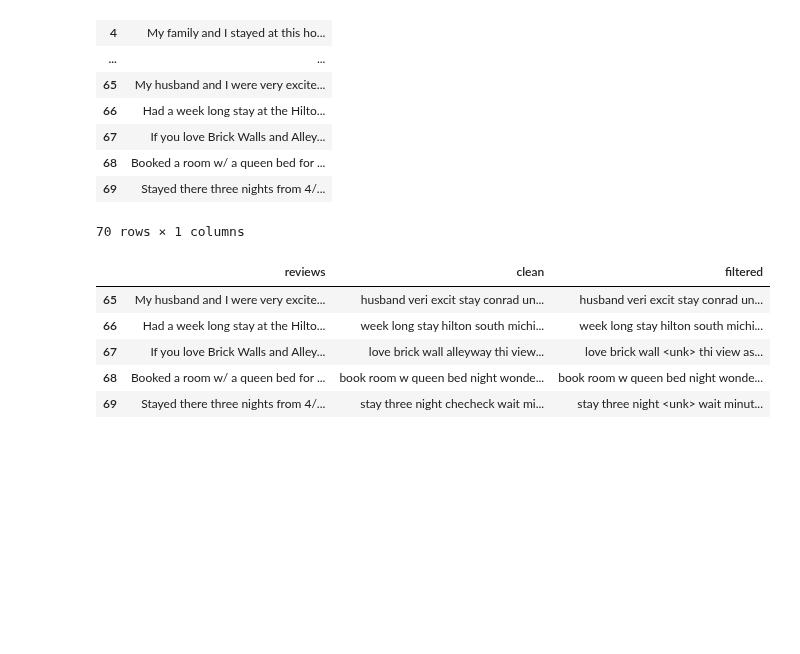
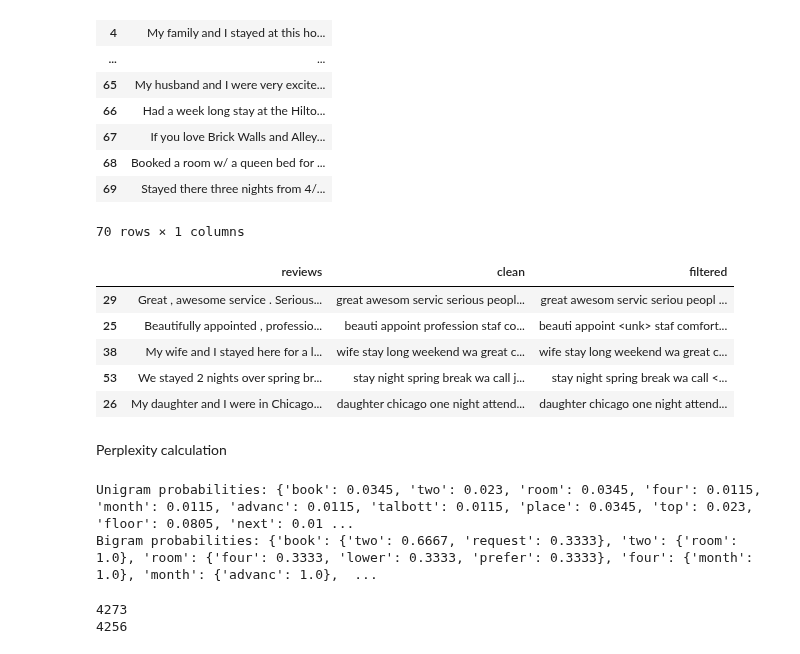
Before and after one commit to aankitdas/cs6320_nlp, a Jupyter notebook: model.ipynb, the cells around one changed output. Cells and saved outputs as stored; diff of their text form; code cells hidden in the pictures; blank space fills up the shorter version.

```diff
--- a/model.ipynb
+++ b/model.ipynb
@@ -14,7 +10,7 @@ WindowsPath('d:/Sem 4/CS6320 - NLP/Assignment1')
 with open("A1_DATASET/train.txt", 'r') as file:
     lines = [line.rstrip() for line in file]
 
-len(lines)
+print("Size of test corpus:",len(lines))
 
 test_sentence = lines[0]
-test_sentence = "I booked 2 rooms four months in advance at the Talbott * . We were placed on the 1st floor next to the elevators , which are used all night long ."
+print('Test sentence:', test_sentence)
@@ -183,11 +173,13 @@ defaultdict(<class 'dict'>, {'Just': {'back': 1.0}, 'back': {'from': 1.0}, 'from
 print("Unigram Probabilities:")
 for word, prob in unigram_probabs.items():
     print(f"P({word}) = {prob:.4f}")
+    break
 
 print("\nBigram Probabilities:")
 for w1 in bigram_probabs:
     for w2 in bigram_probabs[w1]:
         print(f"P({w2}|{w1}) = {bigram_probabs[w1][w2]:.4f}")
+        break
 # %% [output]
 Unigram Probabilities:
 P(Just) = 0.0116
@@ -356,11 +350,72 @@ df_test
 # %%
 df_test['clean'] = df_test['reviews'].apply(lambda x: preprocessing(x))
 df_test['filtered'] = df_test['clean'].apply(lambda x: replace_unk(x,vocab))
-df_test.tail() #test data with all unknown words handled
+df_test.sample(5) #test data with all unknown words handled
 # %% [output]
 |  | reviews | clean | filtered |
-| 65 | My husband and I were very excite... | husband veri excit stay conrad un... | husband veri excit stay conrad un... |
-| 66 | Had a week long stay at the Hilto... | week long stay hilton south michi... | week long stay hilton south michi... |
-| 67 | If you love Brick Walls and Alley... | love brick wall alleyway thi view... | love brick wall <unk> thi view as... |
-| 68 | Booked a room w/ a queen bed for ... | book room w queen bed night wonde... | book room w queen bed night wonde... |
-| 69 | Stayed there three nights from 4/... | stay three night checheck wait mi... | stay three night <unk> wait minut... |
+| 29 | Great , awesome service . Serious... | great awesom servic serious peopl... | great awesom servic seriou peopl ... |
+| 25 | Beautifully appointed , professio... | beauti appoint profession staf co... | beauti appoint <unk> staf comfort... |
+| 38 | My wife and I stayed here for a l... | wife stay long weekend wa great c... | wife stay long weekend wa great c... |
+| 53 | We stayed 2 nights over spring br... | stay night spring break wa call j... | stay night spring break wa call <... |
+| 26 | My daughter and I were in Chicago... | daughter chicago one night attend... | daughter chicago one night attend... |
+# %% [markdown]
+Perplexity calculation
+# %%
+#parse unigrams from the string format 'P(word) = probability'
+def parse_unigrams(unigrams_str):
+    unigram_probs = {}
+    for entry in unigrams_str:
+        #extract word and probability
+        word = entry.split('(')[1].split(')')[0]  #extract word inside 'P(...)'
+        prob = float(entry.split('=')[1].strip())  #extract the probability
+        unigram_probs[word] = prob
+    return unigram_probs
+
+#parse bigrams from the string format 'P(next_word|current_word) = probability'
+def parse_bigrams(bigrams_str):
+    bigram_probs = {}
+    for entry in bigrams_str:
+        #extract current_word and next_word
+        next_word, current_word = entry.split('|')
+        current_word = current_word.split(')')[0].strip()  #remove extra characters
+        next_word = next_word.split('(')[1].strip()  #extract word inside 'P(...)'
+        prob = float(entry.split('=')[1].strip())  #extract the probability
+
+        #store in dictionary as bigram_probs[current_word][next_word] = prob
+        if current_word not in bigram_probs:
+            bigram_probs[current_word] = {}
+        bigram_probs[current_word][next_word] = prob
+    return bigram_probs
+
+unigrams_str = df.unigrams[0]
+bigrams_str = df.bigrams[0]
+
+#example usage
+unigram_probs = parse_unigrams(unigrams_str)
+bigram_probs = parse_bigrams(bigrams_str)
+
+print("Unigram probabilities:", unigram_probs)
+print("Bigram probabilities:", bigram_probs)
+# %% [output]
+Unigram probabilities: {'book': 0.0345, 'two': 0.023, 'room': 0.0345, 'four': 0.0115, 'month': 0.0115, 'advanc': 0.0115, 'talbott': 0.0115, 'place': 0.0345, 'top': 0.023, 'floor': 0.0805, 'next': 0.01 ...
+Bigram probabilities: {'book': {'two': 0.6667, 'request': 0.3333}, 'two': {'room': 1.0}, 'room': {'four': 0.3333, 'lower': 0.3333, 'prefer': 0.3333}, 'four': {'month': 1.0}, 'month': {'advanc': 1.0},  ...
+# %%
+#converting them to a single dictionary
+unigram_probs = df['unigrams'].apply(parse_unigrams)
+bigram_probs = df['bigrams'].apply(parse_bigrams)
+unigrams_dict = {}
+bigrams_dict = {}
+for d in unigram_probs:
+    unigrams_dict.update(d)
+
+for x in bigram_probs:
+    for key, subdict in x.items():
+        if key not in bigrams_dict:
+            bigrams_dict[key] = subdict
+        else: bigrams_dict[key].update(subdict)
+
+print(len(unigrams_dict))
+print(len(bigrams_dict))
+# %% [output]
+4273
+4256
```
Also changed, not shown: parts of 21 cells of this notebook, 1 other file.
